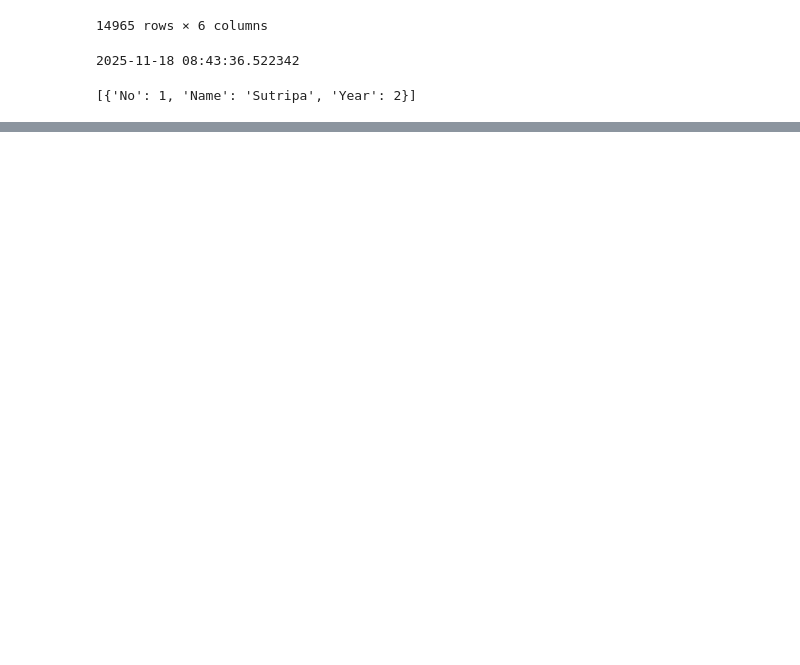
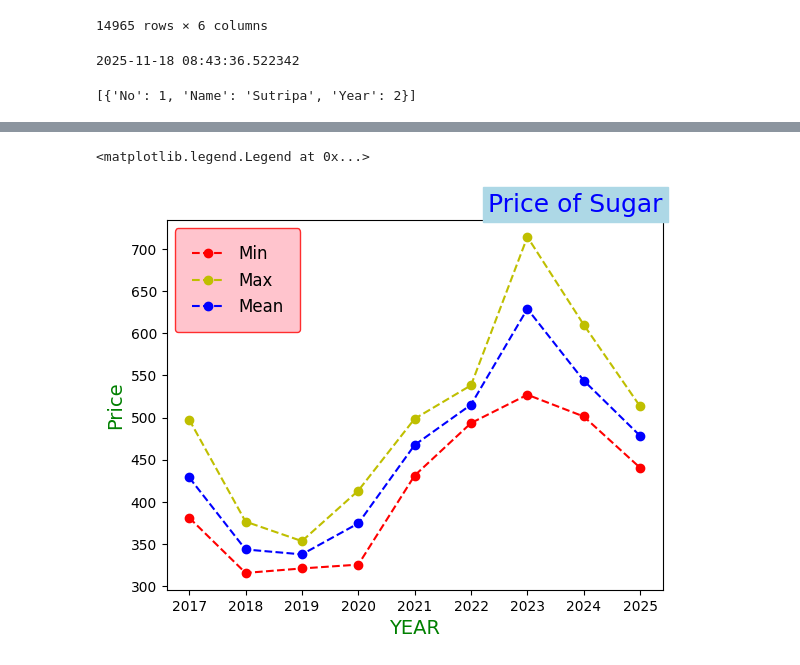
Before and after one commit to SutripatNew/Z01.-Python, a Jupyter notebook: main.ipynb, the cells around one changed output, grey strips where cells are left out. Saved outputs shown, nothing was run; the diff lists cells and outputs as text; code cells hidden in the pictures; blank space fills up the shorter version.

```diff
--- a/main.ipynb
+++ b/main.ipynb
@@ -69,0 +111,7 @@ print(rowin)
+# %%
+df = pd.read_sql(sql_query, engine)
+df = df.set_index('YEAR')
+df = df.groupby('YEAR').agg({'PRICE':['min','max','mean']}).reset_index()
+df.columns = ['_'.join(col).strip('_') for col in df.columns]
+df = df.rename(columns={'PRICE_min':'MIN', 'PRICE_max':'MAX', 'PRICE_mean':'MEAN'})
+display(df)
@@ -69,0 +129,17 @@ print(rowin)
+# %%
+import matplotlib.pyplot as plt
+x = df['YEAR']
+y1 = df['MIN']
+y2 = df['MAX']
+y3 = df['MEAN']
+plt.plot(x,y1, 'ro--')
+plt.plot(x,y2, 'yo--')
+plt.plot(x,y3, 'bo--')
+plt.xlabel('YEAR', size=14, color='green')
+plt.ylabel('Price', size=14, color='green')
+plt.title('Price of Sugar', size=18, color='blue', backgroundcolor='lightblue', loc='right')
+plt.savefig('01_DataScience\ExportFile\picture4.png')
+plt.legend(['Min','Max', 'Mean'], loc=2, facecolor='lightpink', edgecolor='red', borderpad=1, fontsize=12)
+# %% [output]
+<matplotlib.legend.Legend at 0x...>
+[figure, added]
```
Also changed, not shown: parts of 2 cells of this notebook, 7 other files.
